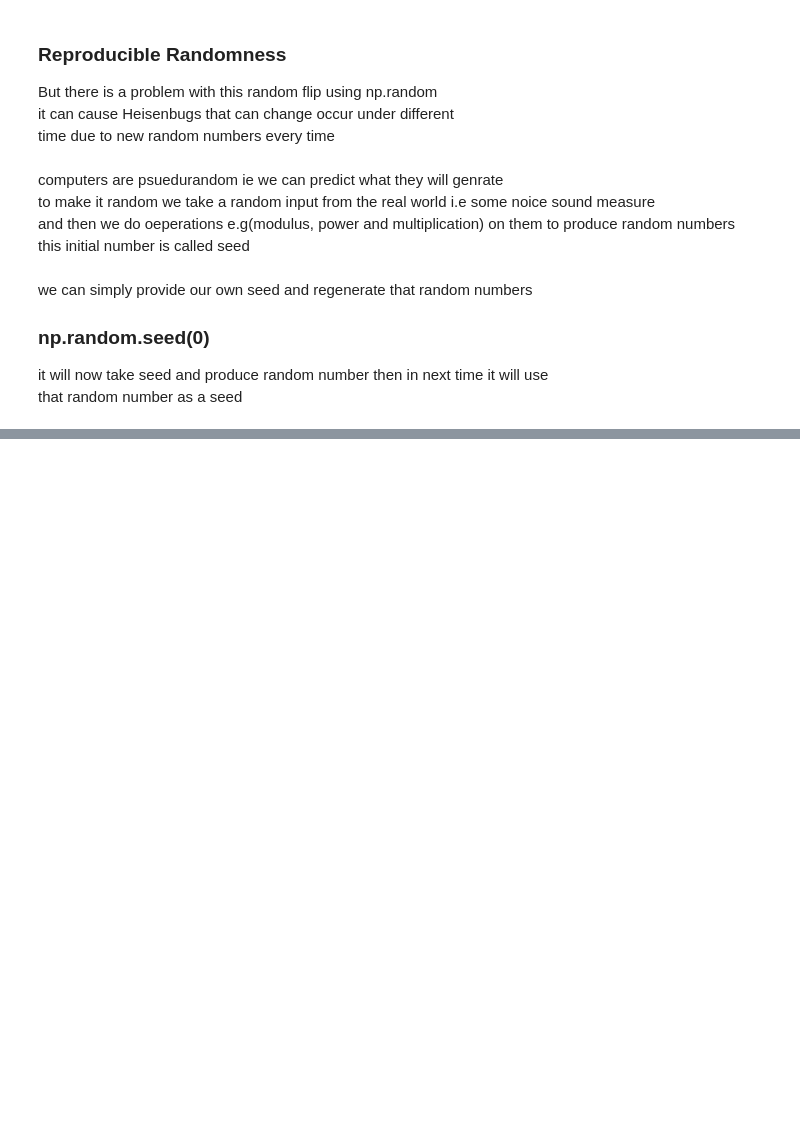
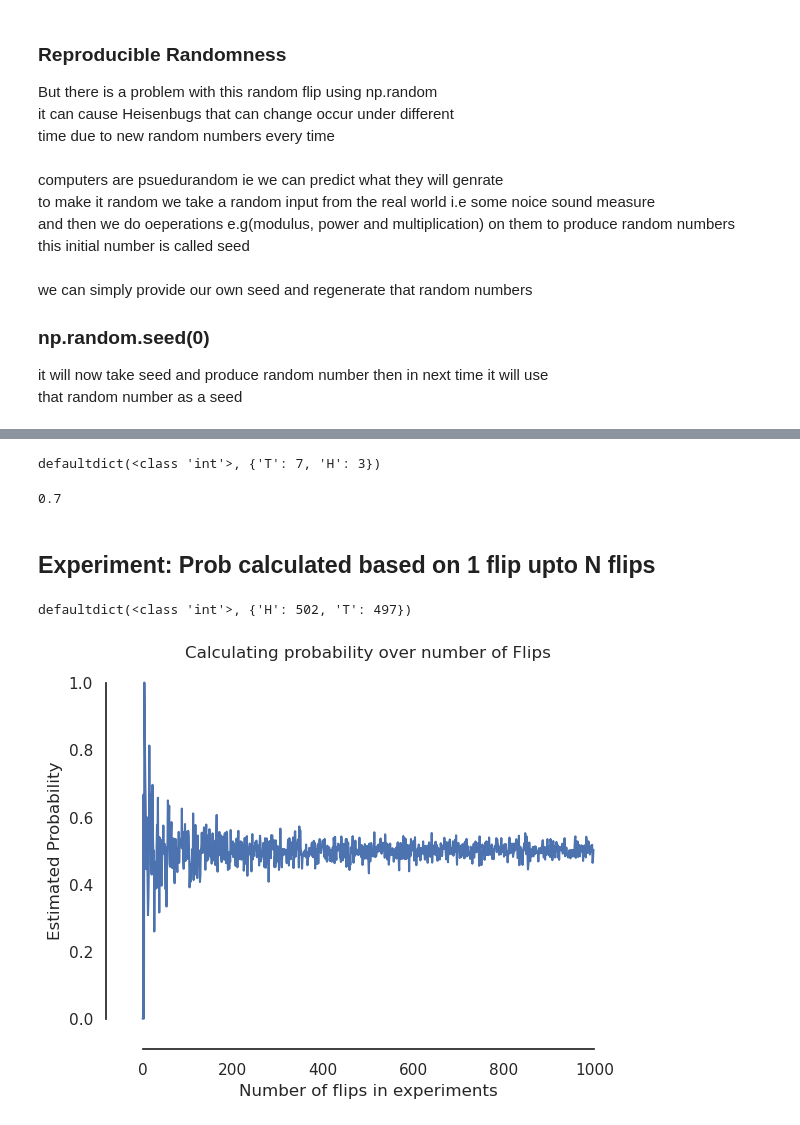
Before and after one commit to ZohaibHussain05/python, a Jupyter notebook: stats_prob/notebooks/04_coin_flips.ipynb, the cells around one changed output, grey strips where cells are left out. Cells and saved outputs as stored; diff of their text form; code cells hidden in the pictures; blank space fills up the shorter version.

Commit message:
lecture 5 Probability Estimating prob over large no of experiments

```diff
--- a/stats_prob/notebooks/04_coin_flips.ipynb
+++ b/stats_prob/notebooks/04_coin_flips.ipynb
@@ -66,0 +77,47 @@ np.random.uniform(low=0, high=1.0)
+# %%
+flips = ['H']
+# %%
+from collections import Counter, defaultdict
+
+def get_freqs(flips):
+    keys = Counter(flips).keys()
+    vals = Counter(flips).values()
+
+    #return dict(zip(keys, vals))  # bug: what if there is no 'H' or 'T'
+
+    return defaultdict(int, dict(zip(keys, vals))) # deafoultdict
+# %%
+freqs = get_freqs(flips)
+print(freqs)
+# %% [output]
+defaultdict(<class 'int'>, {'T': 7, 'H': 3})
+# %%
+prob_t = freqs['T']/len(flips)
+print(prob_t)
+# %% [output]
+0.7
+# %% [markdown]
+## Experiment: Prob calculated based on 1 flip upto N flips
+# %%
+maximum_flips = 1000
+
+probs = []
+for num_flips in range(1,maximum_flips):
+    flips = flip(num_flips)
+    freqs = get_freqs(flips)
+    prob_h = freqs['H'] / len(flips)
+
+    probs.append(prob_h)
+# %%
+print(freqs)
+# %% [output]
+defaultdict(<class 'int'>, {'H': 502, 'T': 497})
+# %%
+plt.plot(probs)
+plt.ylabel("Estimated Probability")
+plt.xlabel("Number of flips in experiments")
+plt.title("Calculating probability over number of Flips")
+sns.despine(offset=10, trim=True)
+plt.show()
+# %% [output]
+[figure, added]
```
Also changed, not shown: parts of 9 cells of this notebook.
